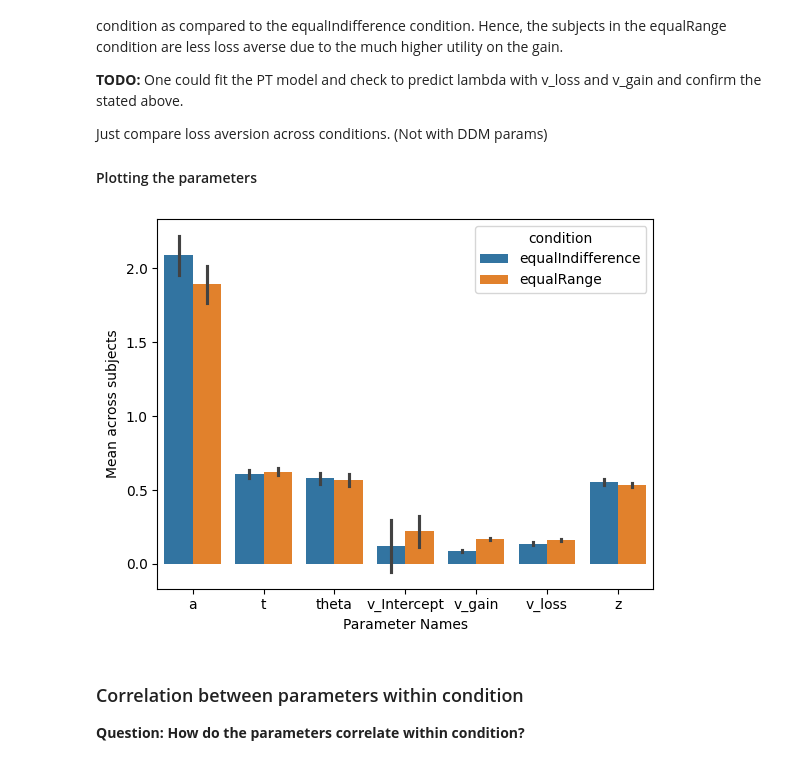
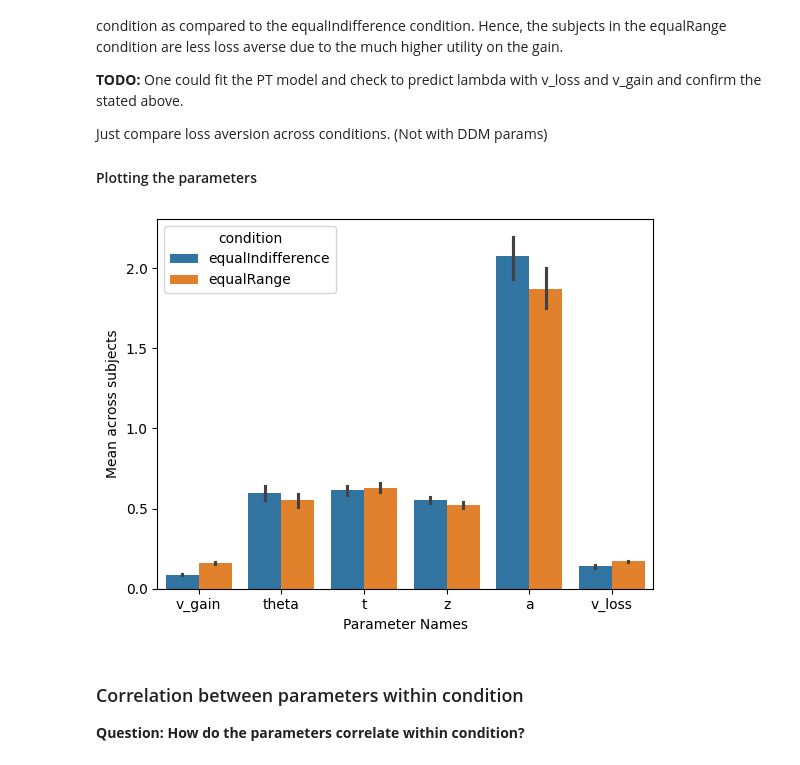
Before and after one commit to GusStgoReyes/riskyneuroarousal, a Jupyter notebook: notebooks/reproducible/2-ddms_params.ipynb, the cells around one changed output. Cells and saved outputs as stored; diff of their text form; code cells hidden in the pictures.

```diff
--- a/notebooks/reproducible/2-ddms_params.ipynb
+++ b/notebooks/reproducible/2-ddms_params.ipynb
@@ -40,24 +23,29 @@ all_params_fit = all_params_fit.sort_values(by=["sub"])
+# %%
+params_fit = load_ddm_results().query("model_ID == 2").sort_values(by=["sub"])
+params_fit = params_fit.query("param_name != 'BIC'")
+data = load_behavioral_data(min_RT = 0.2)
+# Get unique sub, condition pair
+sub_cond = data[["sub", "condition"]].drop_duplicates()
+params_fit = params_fit.merge(sub_cond, on="sub")
 # %%
 # make param_name v_loss be negative of the value
-all_params_fit.loc[all_params_fit["param_name"] == "v_loss", "mean"] = -all_params_fit.loc[all_params_fit["param_name"] == "v_loss", "mean"]
-# same with v_Intercept
-all_params_fit.loc[all_params_fit["param_name"] == "v_Intercept", "mean"] = -all_params_fit.loc[all_params_fit["param_name"] == "v_Intercept", "mean"]
+params_fit.loc[params_fit["param_name"] == "v_loss", "mean"] = -params_fit.loc[params_fit["param_name"] == "v_loss", "mean"]
 # %% [markdown]
 I had to remove the outliers, which implies I should probably check for convergence of the parameters.
 # %%
-for condition in all_params_fit["condition"].unique():
-    for param in all_params_fit["param_name"].unique():
+for condition in params_fit["condition"].unique():
+    for param in params_fit["param_name"].unique():
         # Filter the dataframe
-        mask = (all_params_fit["param_name"] == param) & (all_params_fit["condition"] == condition)
+        mask = (params_fit["param_name"] == param) & (params_fit["condition"] == condition)
 
         # Compute Q1, Q3, and IQR
-        Q1 = all_params_fit.loc[mask, "mean"].quantile(0.25)
-        Q3 = all_params_fit.loc[mask, "mean"].quantile(0.75)
+        Q1 = params_fit.loc[mask, "mean"].quantile(0.25)
+        Q3 = params_fit.loc[mask, "mean"].quantile(0.75)
         IQR = Q3 - Q1
 
         # Define bounds for outliers
-        lower_bound = Q1 - 1.25 * IQR
-        upper_bound = Q3 + 1.25 * IQR
+        lower_bound = Q1 - 1.5 * IQR
+        upper_bound = Q3 + 1.5 * IQR
 
         # Set outliers to NaN
-        all_params_fit.loc[mask & ((all_params_fit["mean"] < lower_bound) | (all_params_fit["mean"] > upper_bound)), "mean"] = np.nan
+        params_fit.loc[mask & ((params_fit["mean"] < lower_bound) | (params_fit["mean"] > upper_bound)), "mean"] = np.nan
@@ -104,12 +100,12 @@ The utility on the gain is much higher in the equalRange condition as compared t
 Just compare loss aversion across conditions. (Not with DDM params)
 #### Plotting the parameters
 # %%
-sns.barplot(data=all_params_fit, x="param_name", y="mean", hue="condition", errorbar=('ci', 95))
+sns.barplot(data=params_fit, x="param_name", y="mean", hue="condition", errorbar=('ci', 95))
 plt.xlabel("Parameter Names")
 plt.ylabel("Mean across subjects")
 plt.show()
 # %% [output]
-[figure, old version]
+[figure, new version]
 # %% [markdown]
 ### Correlation between parameters within condition
 **Question: How do the parameters correlate within condition?**
```
Also changed, not shown: parts of 11 cells of this notebook, 19 other files.
